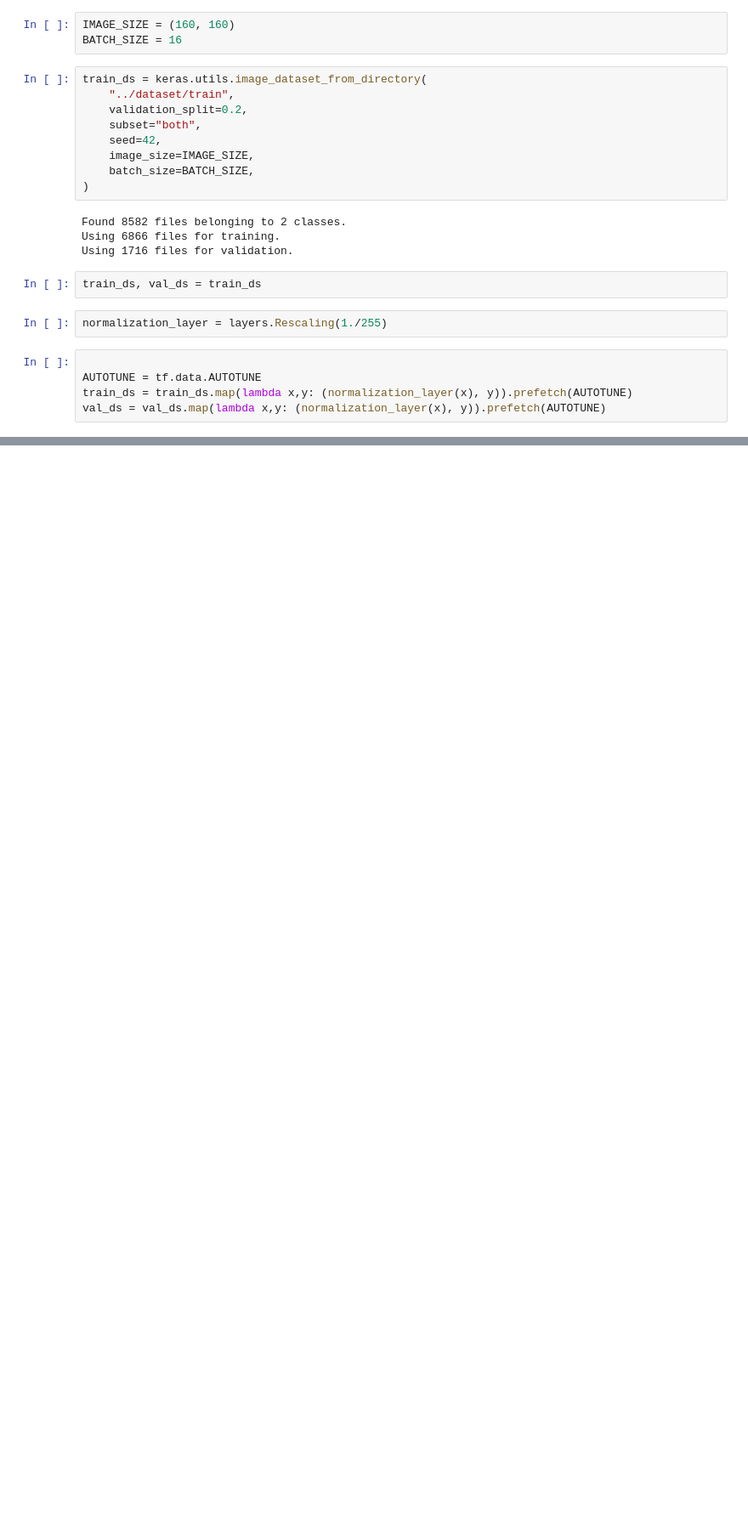
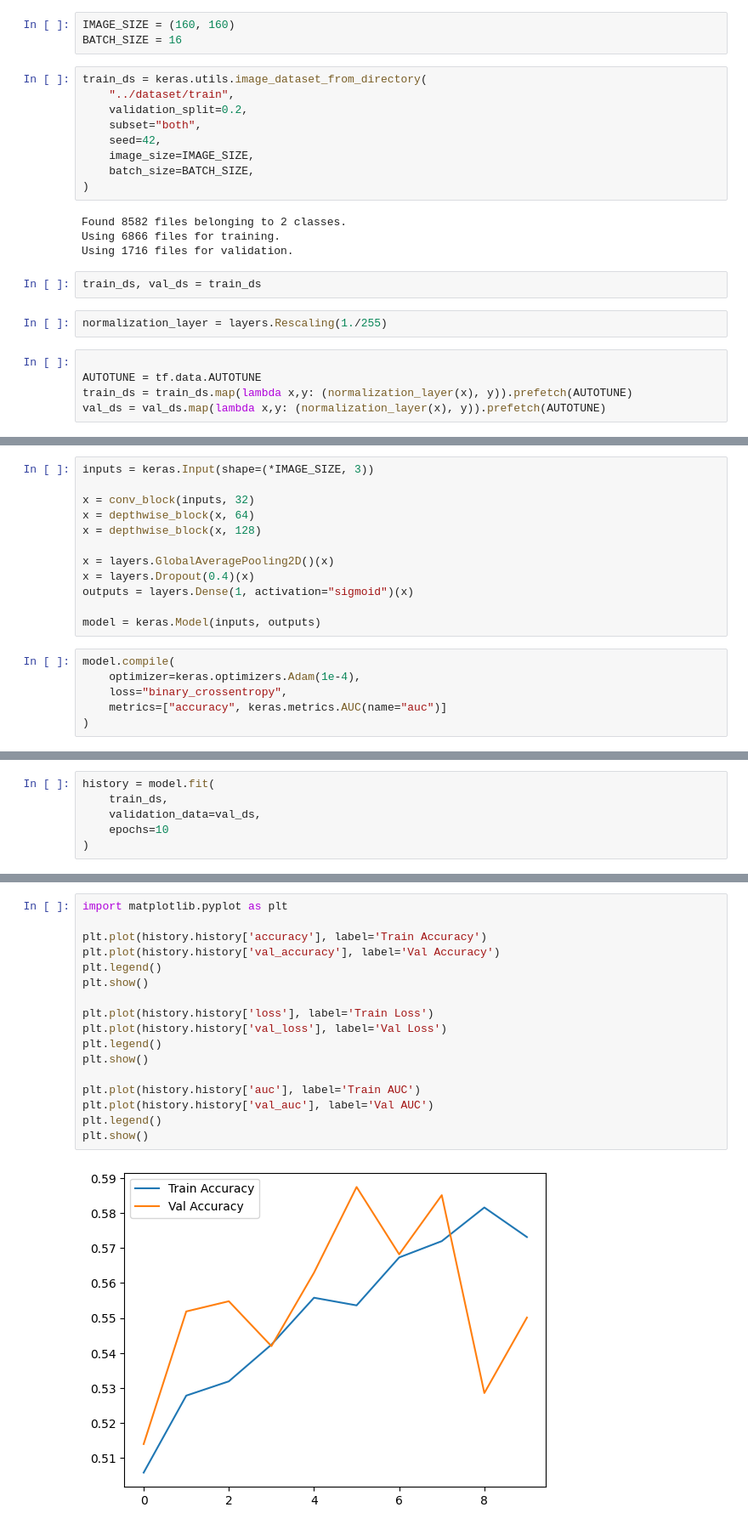
Before and after one commit to aliowx/activity-goal-prediction, a Jupyter notebook: notebook/recomended_image.ipynb, the cells around one changed output, grey strips where cells are left out. Shown at 85% size. Drawn from its saved outputs; the diff is of its cells as text; blank space fills up the shorter version.

```diff
--- a/notebook/recomended_image.ipynb
+++ b/notebook/recomended_image.ipynb
@@ -43 +43,19 @@ def depthwise_block(x, filters):
     return x
+# %%
+inputs = keras.Input(shape=(*IMAGE_SIZE, 3))
+
+x = conv_block(inputs, 32)
+x = depthwise_block(x, 64)
+x = depthwise_block(x, 128)
+
+x = layers.GlobalAveragePooling2D()(x)
+x = layers.Dropout(0.4)(x)
+outputs = layers.Dense(1, activation="sigmoid")(x)
+
+model = keras.Model(inputs, outputs)
+# %%
+model.compile(
+	optimizer=keras.optimizers.Adam(1e-4),
+	loss="binary_crossentropy",
+	metrics=["accuracy", keras.metrics.AUC(name="auc")]
+)
@@ -43,0 +82,6 @@ def depthwise_block(x, filters):
+# %%
+history = model.fit(
+    train_ds,
+    validation_data=val_ds,
+    epochs=10
+)
@@ -43,0 +130,19 @@ def depthwise_block(x, filters):
+# %%
+import matplotlib.pyplot as plt
+
+plt.plot(history.history['accuracy'], label='Train Accuracy')
+plt.plot(history.history['val_accuracy'], label='Val Accuracy')
+plt.legend()
+plt.show()
+
+plt.plot(history.history['loss'], label='Train Loss')
+plt.plot(history.history['val_loss'], label='Val Loss')
+plt.legend()
+plt.show()
+
+plt.plot(history.history['auc'], label='Train AUC')
+plt.plot(history.history['val_auc'], label='Val AUC')
+plt.legend()
+plt.show()
+# %% [output]
+[figure, added]
```
Also changed, not shown: parts of 6 cells of this notebook.
